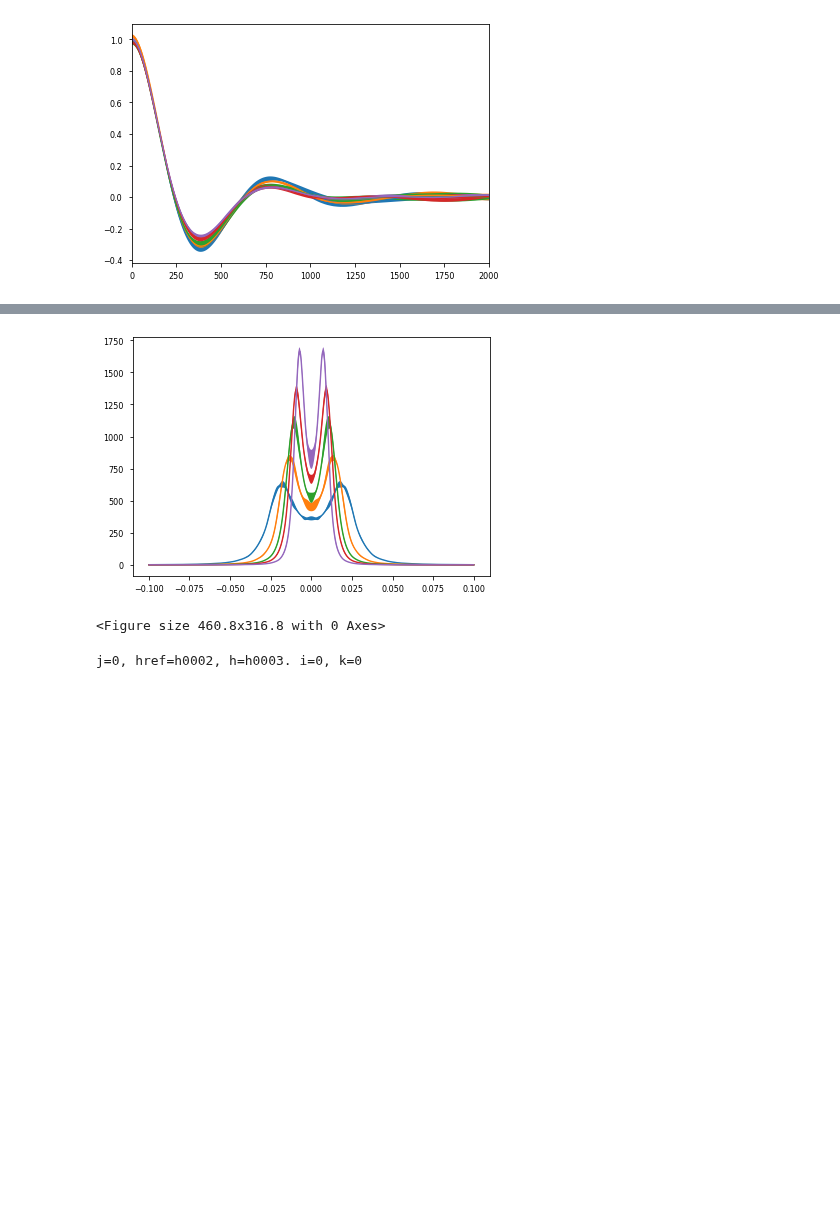
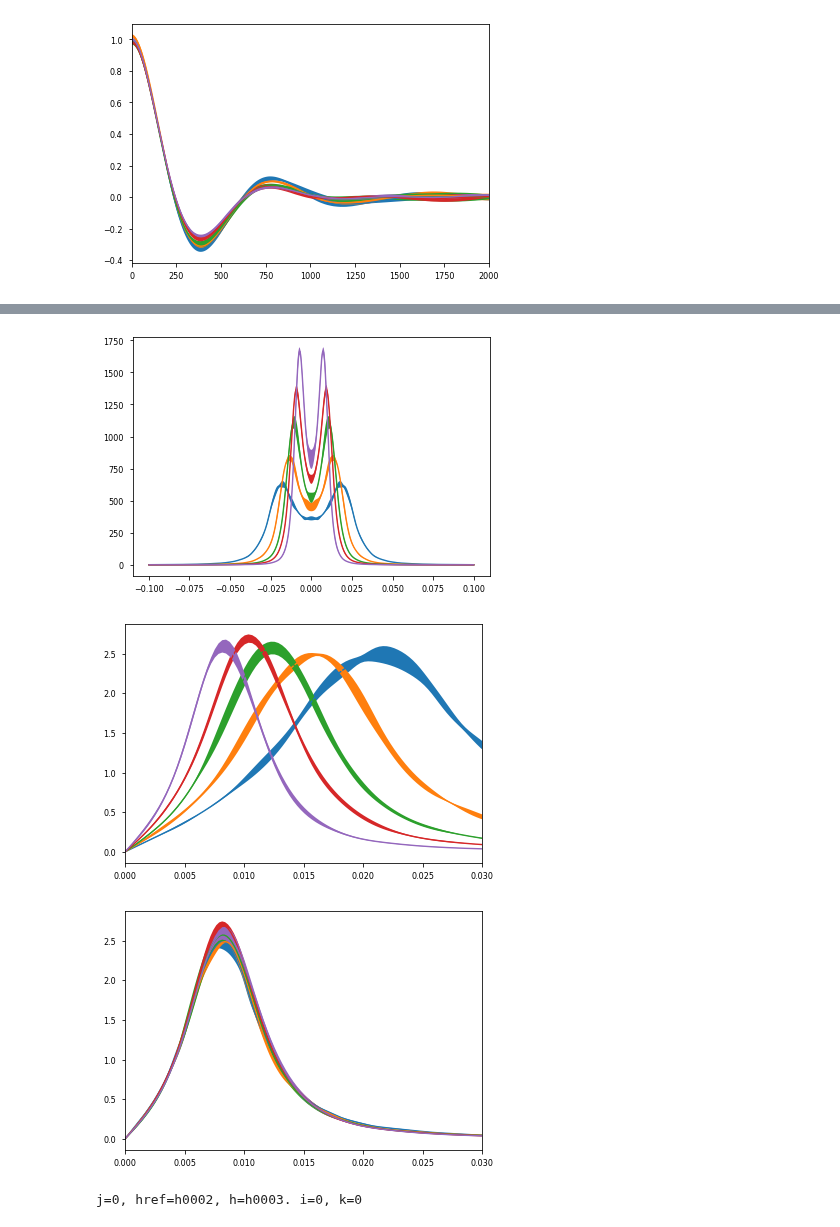
Before and after one commit to jannisgebbo/langevinA, a Jupyter notebook: jupyter_notebooks/superpaper_finalized.ipynb, the cells around one changed output, grey strips where cells are left out. Drawn from its saved outputs; the diff is of its cells as text; code cells hidden in the pictures; blank space fills up the shorter version.

```diff
--- a/jupyter_notebooks/superpaper_finalized.ipynb
+++ b/jupyter_notebooks/superpaper_finalized.ipynb
@@ -361,7 +361,7 @@ for k in hkeys[::-1][:]:
 plt.figure(2)
 
 for k in hkeys[::-1][:]:
-    plotter.plot(data[k],"OtOttpFourier","A", yfact = np.abs(data[k].OtOttpFourier_oms["A"]),  yfact = 1.0 / chi0)
+    plotter.plot(data[k],"OtOttpFourier","A", yfact = np.abs(data[k].OtOttpFourier_oms["A"]) / chi0)
     data[k].save("OtOttpFourier","A", fmt = "gnuplot",  yfact = 1.0 / chi0)
     data[k].save("OtOttpFourier","A", yfact = np.abs(data[k].OtOttpFourier_oms["A"])/chi0, fmt = "gnuplot", tag = "_spectral")
    # plt.errorbar(data[k].OtOttpFourier_oms["A"], np.abs(data[k].OtOttpFourier_oms["A"]) * data[k].OtOttpFourier["A"].mean, np.abs(data[k].OtOttpFourier_oms["A"]) * data[k].OtOttpFourier["A"].err)
@@ -379,5 +379,6 @@ SyntaxError: keyword argument repeated: yfact (<ipython-input-182-37646d8a61f7>,
 [figure]
-<Figure size 460.8x316.8 with 0 Axes>
+[figure, added]
+[figure, added]
 # %%
 def getRescalingFromMinimum(x, data1, data2):
     min1 = findMin(x,data1)#x[np.argmin(data1)]
```
Also changed, not shown: parts of 5 cells of this notebook, 1 other file.
